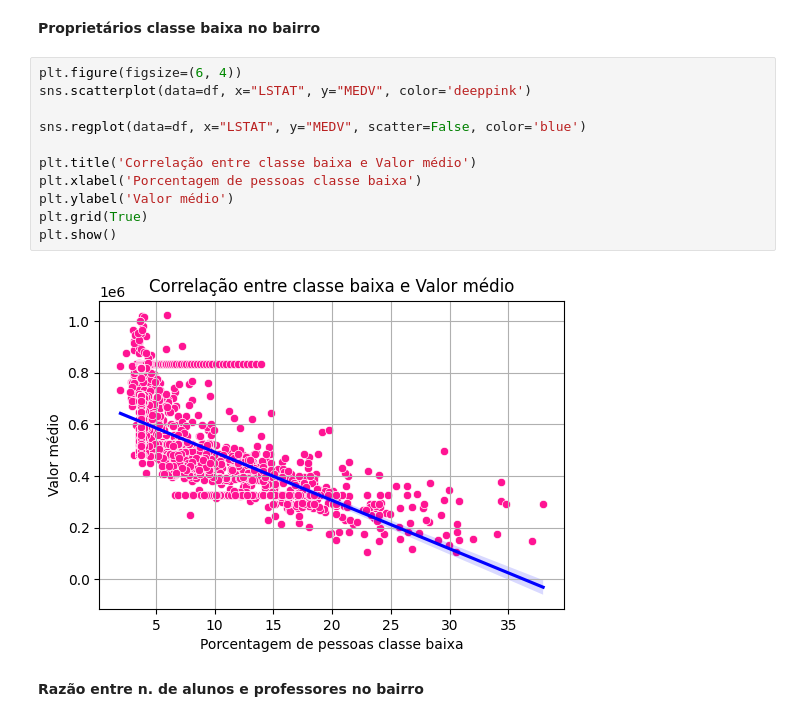
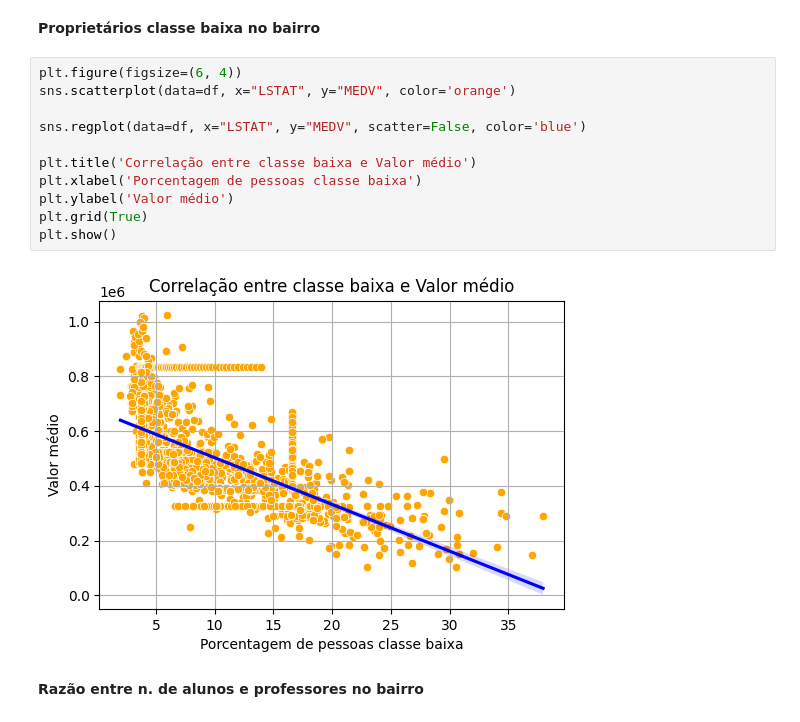
Before and after one commit to SisouDev/iaAlg, a Jupyter notebook: regression/ploy.ipynb, the cells around one changed output. Cells and saved outputs as stored; diff of their text form.

```diff
--- a/regression/ploy.ipynb
+++ b/regression/ploy.ipynb
@@ -113,17 +119,17 @@ plt.show()
 **Proprietários classe baixa no bairro**
 # %%
 plt.figure(figsize=(6, 4))
-sns.scatterplot(data=df, x="LSTAT", y="MEDV", color='deeppink')
+sns.scatterplot(data=df, x="LSTAT", y="MEDV", color='orange')
 
 sns.regplot(data=df, x="LSTAT", y="MEDV", scatter=False, color='blue')
 
 plt.title('Correlação entre classe baixa e Valor médio')
 plt.xlabel('Porcentagem de pessoas classe baixa')
 plt.ylabel('Valor médio')
 plt.grid(True)
 plt.show()
 # %% [output]
-[figure, old version]
+[figure, new version]
 # %% [markdown]
 **Razão entre n. de alunos e professores no bairro**
 # %%
```
Also changed, not shown: parts of 50 cells of this notebook, 1 other file.
